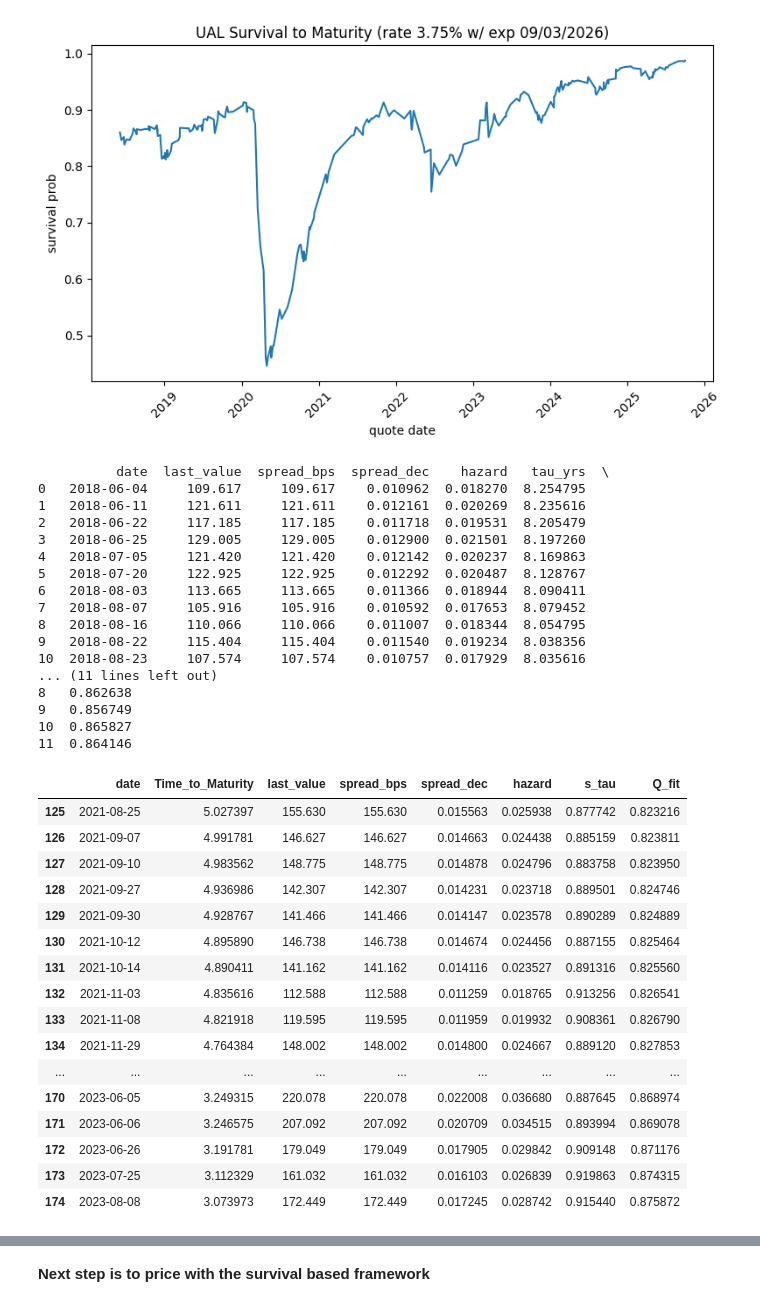
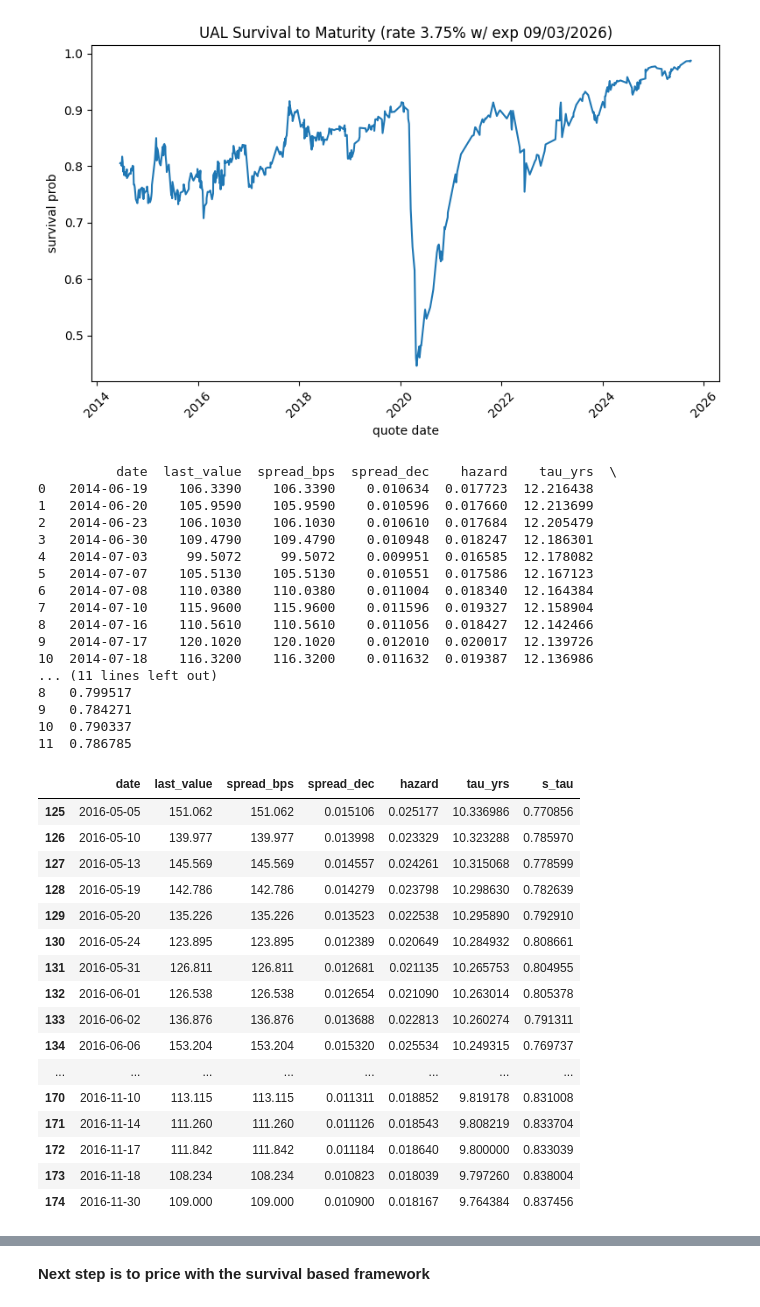
Before and after one commit to Quant-Liam/FE800-Research, a Jupyter notebook: FA800 ProjectDraft.ipynb, the cells around one changed output, grey strips where cells are left out. Cells and saved outputs as stored; diff of their text form; code cells hidden in the pictures.

```diff
--- a/FA800 ProjectDraft.ipynb
+++ b/FA800 ProjectDraft.ipynb
@@ -9,7 +9,7 @@ import matplotlib.pyplot as plt
 
 #loading csv
 
-file = r"C:\Users\LiamRodgers\Desktop\Python\Classes\FE800\FE800-Research\UAL_prices.csv"
+file = r"C:\Users\LiamRodgers\Desktop\Python\Classes\FE800\FE800-Research\NewUAL\UALPricingnew.csv"
 df = pd.read_csv(file)
 
 
@@ -65,71 +65,71 @@ df["tau_yrs"] = (pd.to_datetime(expm) - pd.to_datetime(df["date"])).dt.days / 36
 df = df[df["tau_yrs"] >= 0].copy()
 
 
 #calculating survival under constant hzrd to maturity
 
 df["s_tau"] = np.exp(-df["hazard"] * df["tau_yrs"])
 
 #save as csv
 
 #saved = "/Users/anthonygiller/Downloads/UAL_reduced_form_survival.csv"
 #df.to_csv("UAL_survival_to_maturity.csv", index=False)
 
 #========================================
 
 #plot survival prob
 
 plt.figure(figsize=(8,5))
 
 plt.plot(df["date"], df["s_tau"])
 plt.title("UAL Survival to Maturity (rate 3.75% w/ exp 09/03/2026)")
 plt.xlabel("quote date")
 plt.ylabel("survival prob")
 
 plt.xticks(rotation=45)
 plt.tight_layout()
 plt.show()
 
 
 print(df.head(12))
 # %% [output]
-[figure, old version]
+[figure, new version]
-          date  last_value  spread_bps  spread_dec    hazard   tau_yrs  \
-0   2018-06-04     109.617     109.617    0.010962  0.018270  8.254795
-1   2018-06-11     121.611     121.611    0.012161  0.020269  8.235616
-2   2018-06-22     117.185     117.185    0.011718  0.019531  8.205479
-3   2018-06-25     129.005     129.005    0.012900  0.021501  8.197260
-4   2018-07-05     121.420     121.420    0.012142  0.020237  8.169863
-5   2018-07-20     122.925     122.925    0.012292  0.020487  8.128767
-6   2018-08-03     113.665     113.665    0.011366  0.018944  8.090411
-7   2018-08-07     105.916     105.916    0.010592  0.017653  8.079452
-8   2018-08-16     110.066     110.066    0.011007  0.018344  8.054795
-9   2018-08-22     115.404     115.404    0.011540  0.019234  8.038356
-10  2018-08-23     107.574     107.574    0.010757  0.017929  8.035616
+          date  last_value  spread_bps  spread_dec    hazard    tau_yrs  \
+0   2014-06-19    106.3390    106.3390    0.010634  0.017723  12.216438
+1   2014-06-20    105.9590    105.9590    0.010596  0.017660  12.213699
+2   2014-06-23    106.1030    106.1030    0.010610  0.017684  12.205479
+3   2014-06-30    109.4790    109.4790    0.010948  0.018247  12.186301
+4   2014-07-03     99.5072     99.5072    0.009951  0.016585  12.178082
+5   2014-07-07    105.5130    105.5130    0.010551  0.017586  12.167123
+6   2014-07-08    110.0380    110.0380    0.011004  0.018340  12.164384
+7   2014-07-10    115.9600    115.9600    0.011596  0.019327  12.158904
+8   2014-07-16    110.5610    110.5610    0.011056  0.018427  12.142466
+9   2014-07-17    120.1020    120.1020    0.012010  0.020017  12.139726
+10  2014-07-18    116.3200    116.3200    0.011632  0.019387  12.136986
 ... (11 lines left out)
-8   0.862638
-9   0.856749
-10  0.865827
-11  0.864146
+8   0.799517
+9   0.784271
+10  0.790337
+11  0.786785
 # %%
 df[125:175]
 # %% [output]
-|  | date | Time_to_Maturity | last_value | spread_bps | spread_dec | hazard | s_tau | Q_fit |
-| 125 | 2021-08-25 | 5.027397 | 155.630 | 155.630 | 0.015563 | 0.025938 | 0.877742 | 0.823216 |
-| 126 | 2021-09-07 | 4.991781 | 146.627 | 146.627 | 0.014663 | 0.024438 | 0.885159 | 0.823811 |
-| 127 | 2021-09-10 | 4.983562 | 148.775 | 148.775 | 0.014878 | 0.024796 | 0.883758 | 0.823950 |
-| 128 | 2021-09-27 | 4.936986 | 142.307 | 142.307 | 0.014231 | 0.023718 | 0.889501 | 0.824746 |
-| 129 | 2021-09-30 | 4.928767 | 141.466 | 141.466 | 0.014147 | 0.023578 | 0.890289 | 0.824889 |
-| 130 | 2021-10-12 | 4.895890 | 146.738 | 146.738 | 0.014674 | 0.024456 | 0.887155 | 0.825464 |
-| 131 | 2021-10-14 | 4.890411 | 141.162 | 141.162 | 0.014116 | 0.023527 | 0.891316 | 0.825560 |
-| 132 | 2021-11-03 | 4.835616 | 112.588 | 112.588 | 0.011259 | 0.018765 | 0.913256 | 0.826541 |
-| 133 | 2021-11-08 | 4.821918 | 119.595 | 119.595 | 0.011959 | 0.019932 | 0.908361 | 0.826790 |
-| 134 | 2021-11-29 | 4.764384 | 148.002 | 148.002 | 0.014800 | 0.024667 | 0.889120 | 0.827853 |
-| ... | ... | ... | ... | ... | ... | ... | ... | ... |
-| 170 | 2023-06-05 | 3.249315 | 220.078 | 220.078 | 0.022008 | 0.036680 | 0.887645 | 0.868974 |
-| 171 | 2023-06-06 | 3.246575 | 207.092 | 207.092 | 0.020709 | 0.034515 | 0.893994 | 0.869078 |
-| 172 | 2023-06-26 | 3.191781 | 179.049 | 179.049 | 0.017905 | 0.029842 | 0.909148 | 0.871176 |
-| 173 | 2023-07-25 | 3.112329 | 161.032 | 161.032 | 0.016103 | 0.026839 | 0.919863 | 0.874315 |
-| 174 | 2023-08-08 | 3.073973 | 172.449 | 172.449 | 0.017245 | 0.028742 | 0.915440 | 0.875872 |
+|  | date | last_value | spread_bps | spread_dec | hazard | tau_yrs | s_tau |
+| 125 | 2016-05-05 | 151.062 | 151.062 | 0.015106 | 0.025177 | 10.336986 | 0.770856 |
+| 126 | 2016-05-10 | 139.977 | 139.977 | 0.013998 | 0.023329 | 10.323288 | 0.785970 |
+| 127 | 2016-05-13 | 145.569 | 145.569 | 0.014557 | 0.024261 | 10.315068 | 0.778599 |
+| 128 | 2016-05-19 | 142.786 | 142.786 | 0.014279 | 0.023798 | 10.298630 | 0.782639 |
+| 129 | 2016-05-20 | 135.226 | 135.226 | 0.013523 | 0.022538 | 10.295890 | 0.792910 |
+| 130 | 2016-05-24 | 123.895 | 123.895 | 0.012389 | 0.020649 | 10.284932 | 0.808661 |
+| 131 | 2016-05-31 | 126.811 | 126.811 | 0.012681 | 0.021135 | 10.265753 | 0.804955 |
+| 132 | 2016-06-01 | 126.538 | 126.538 | 0.012654 | 0.021090 | 10.263014 | 0.805378 |
+| 133 | 2016-06-02 | 136.876 | 136.876 | 0.013688 | 0.022813 | 10.260274 | 0.791311 |
+| 134 | 2016-06-06 | 153.204 | 153.204 | 0.015320 | 0.025534 | 10.249315 | 0.769737 |
+| ... | ... | ... | ... | ... | ... | ... | ... |
+| 170 | 2016-11-10 | 113.115 | 113.115 | 0.011311 | 0.018852 | 9.819178 | 0.831008 |
+| 171 | 2016-11-14 | 111.260 | 111.260 | 0.011126 | 0.018543 | 9.808219 | 0.833704 |
+| 172 | 2016-11-17 | 111.842 | 111.842 | 0.011184 | 0.018640 | 9.800000 | 0.833039 |
+| 173 | 2016-11-18 | 108.234 | 108.234 | 0.010823 | 0.018039 | 9.797260 | 0.838004 |
+| 174 | 2016-11-30 | 109.000 | 109.000 | 0.010900 | 0.018167 | 9.764384 | 0.837456 |
 # %%
 df.rename(columns ={'tau_yrs': 'Time_to_Maturity'}, inplace=True)
 df = df[['date', 'Time_to_Maturity', 'last_value', 'spread_bps', 'spread_dec', 'hazard', 's_tau']]
```
Also changed, not shown: parts of 8 cells of this notebook.
